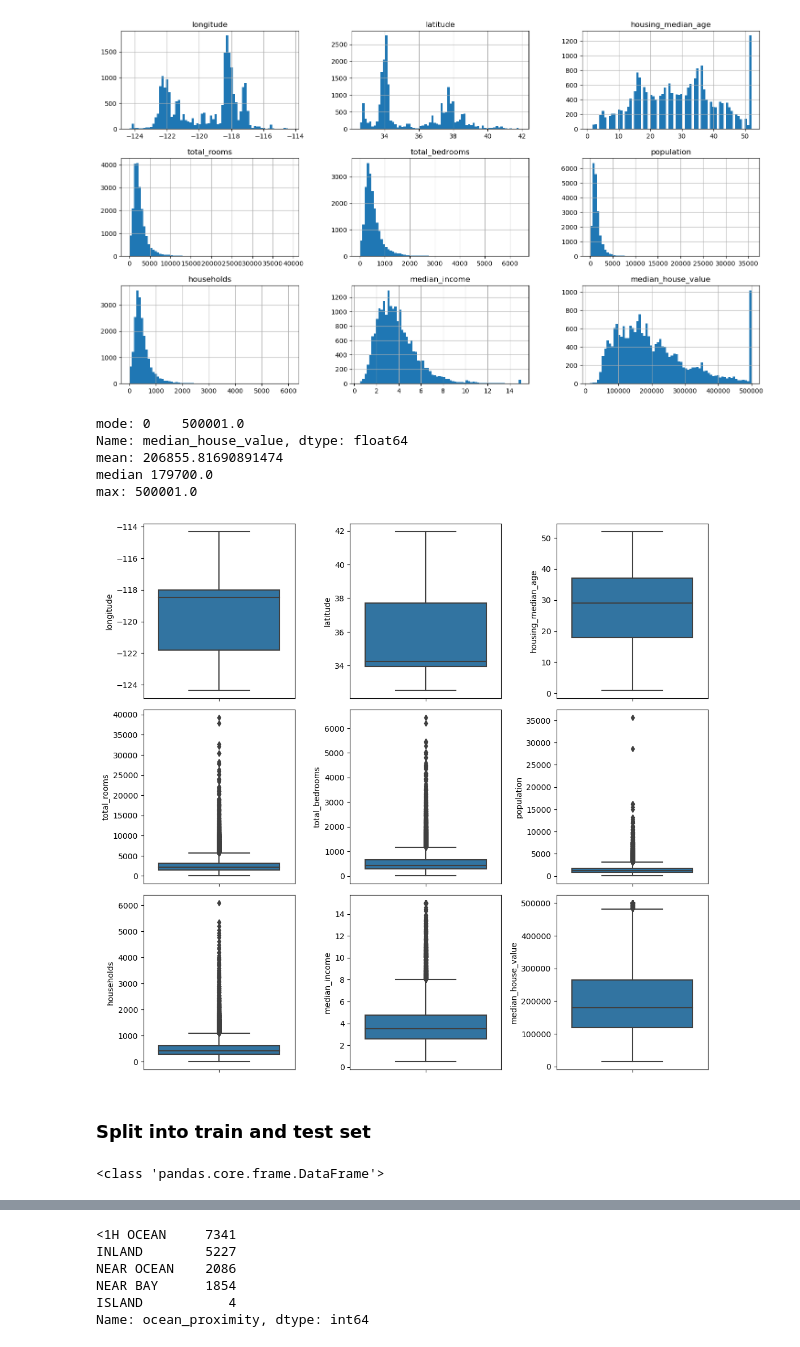
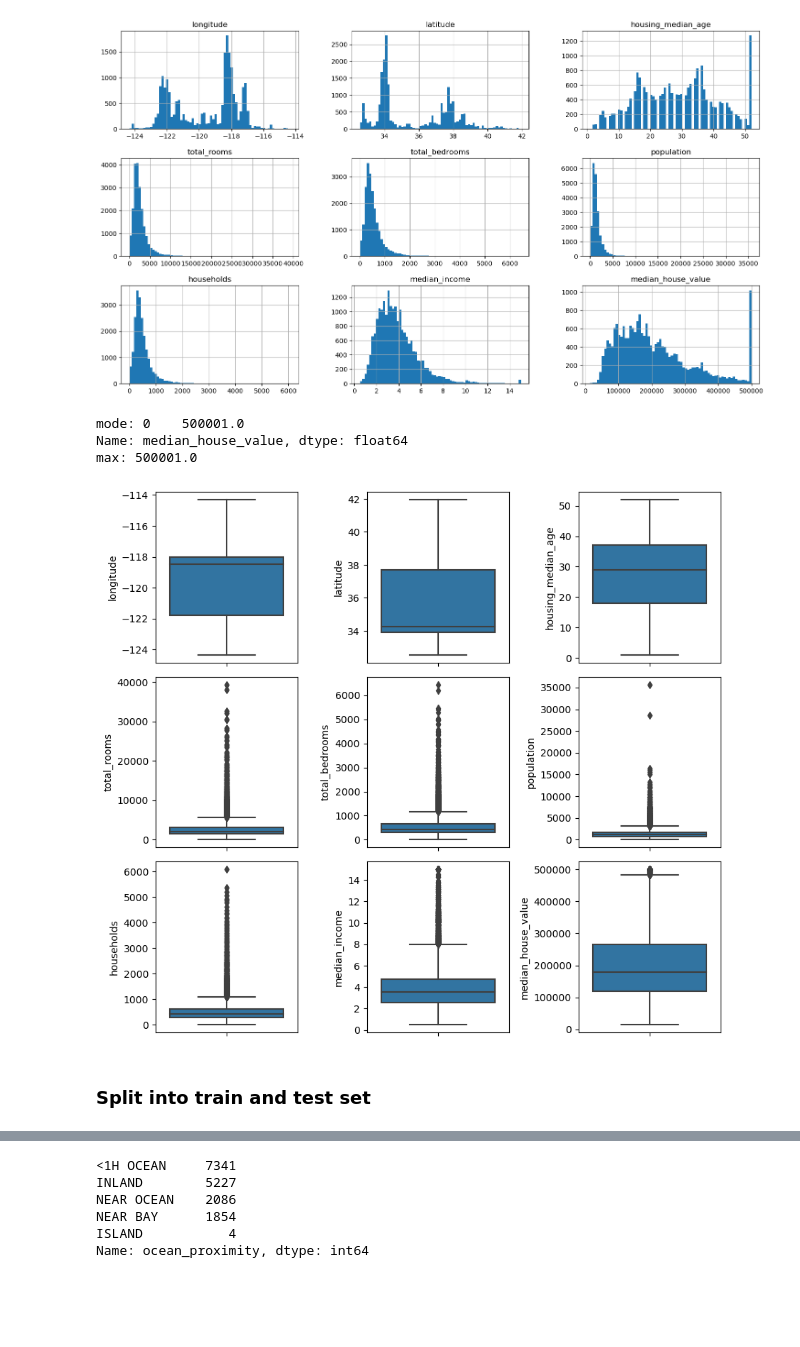
Before and after one commit to karinsandraerika/ML_housing, a Jupyter notebook: HOUSING.ipynb, the cells around one changed output, grey strips where cells are left out. Saved outputs shown, nothing was run; the diff lists cells and outputs as text; code cells hidden in the pictures; blank space fills up the shorter version.

```diff
--- a/HOUSING.ipynb
+++ b/HOUSING.ipynb
@@ -123,33 +121,26 @@ plt.show()
 # %%
+# Max värdet verkar vara det vanligaste hos median house value
 print("mode:", housing['median_house_value'].mode())
-print("mean:", housing['median_house_value'].mean())
-print("median", housing['median_house_value'].median())
 print("max:", housing['median_house_value'].max())
 # %% [output]
 mode: 0    500001.0
 Name: median_house_value, dtype: float64
-mean: 206855.81690891474
-median 179700.0
 max: 500001.0
 # %%
 num_features = list(housing.drop('ocean_proximity', axis=1))
 
-fig, ax = plt.subplots(3, 3, figsize=(11, 10))
+fig, ax = plt.subplots(3, 3, figsize=(9, 8))
 ax = ax.flatten()
 
 for i, column in enumerate(num_features):
     sns.boxplot(ax=ax[i], data=housing, y=column)
 
 plt.tight_layout()
 plt.show()
 # %% [output]
-[figure, old version]
+[figure, new version]
 # %% [markdown]
 ### Split into train and test set
 # %%
 train_set, test_set = train_test_split(housing, test_size=0.2, random_state=42)
-# %%
-print(type(train_set))
-# %% [output]
-<class 'pandas.core.frame.DataFrame'>
 # %%
```
Also changed, not shown: parts of 43 cells of this notebook, 1 other file.
